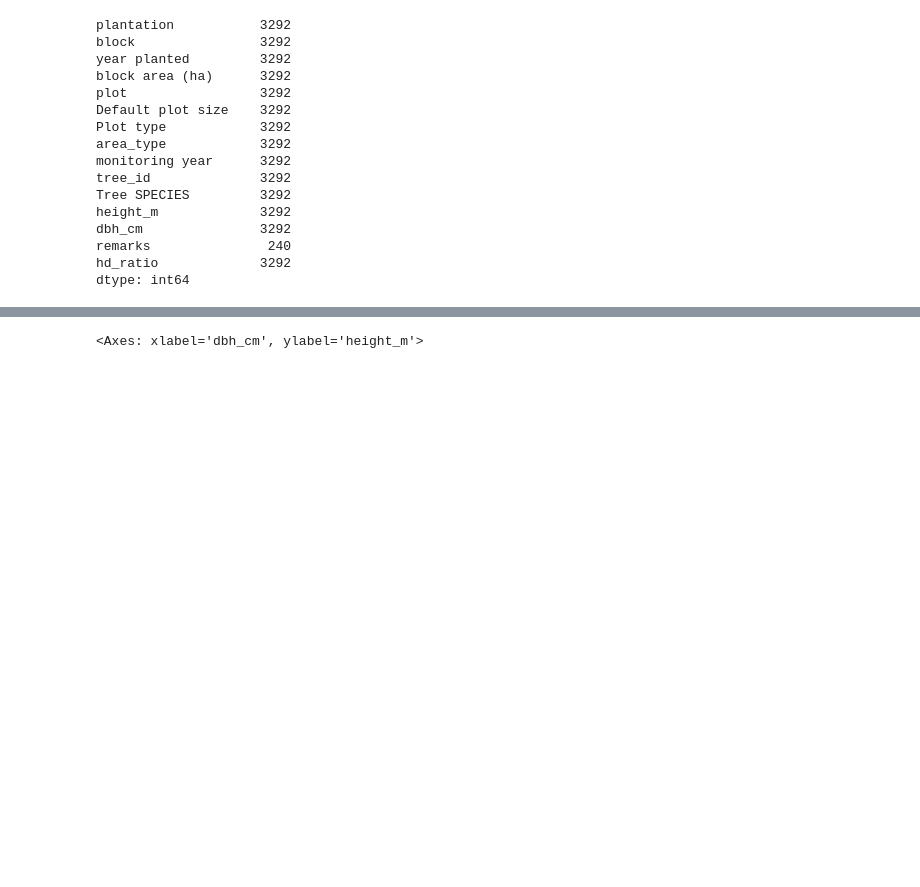
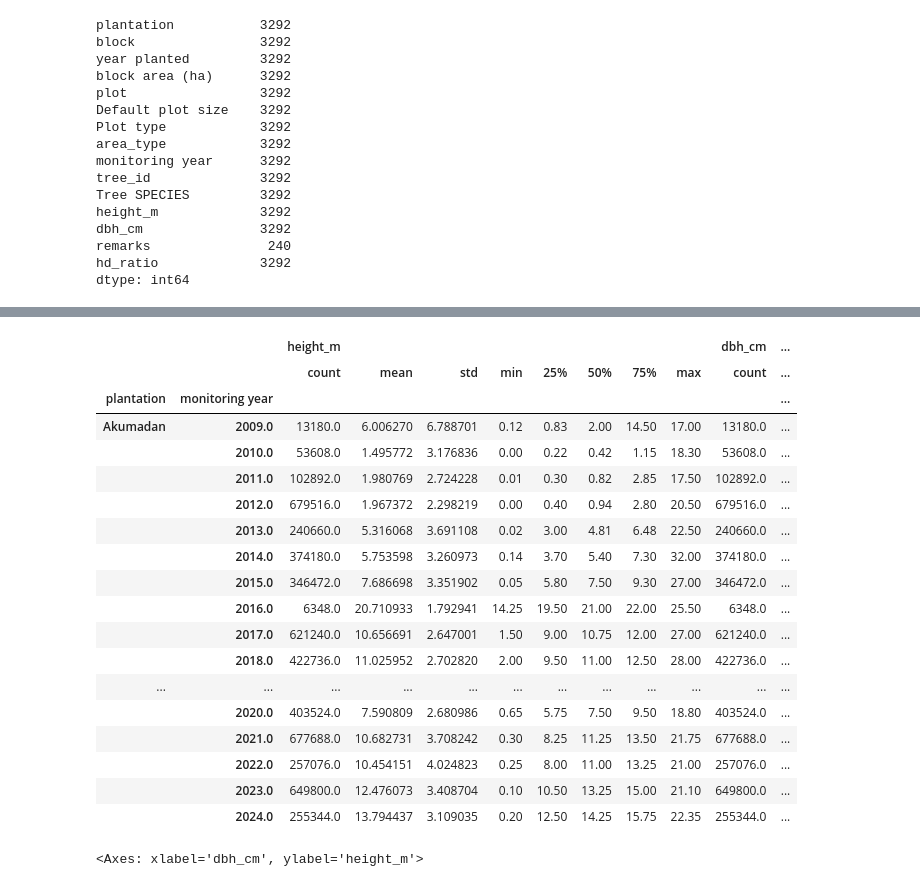
Before and after one commit to ds-gowusu/forest_ml, a Jupyter notebook: machine_learning_models_for_forest.ipynb, the cells around one changed output, grey strips where cells are left out. Drawn from its saved outputs; the diff is of its cells as text; code cells hidden in the pictures; blank space fills up the shorter version.

```diff
--- a/machine_learning_models_for_forest.ipynb
+++ b/machine_learning_models_for_forest.ipynb
@@ -255,3 +261,26 @@ hd_less_30
+# %%
+# Describe data by monitoring year
+df.groupby(['plantation','monitoring year'])[['height_m', 'dbh_cm']].describe()
+# %% [output]
+|  |  | height_m |  |  |  |  |  |  |  | dbh_cm | ... |
+|  |  | count | mean | std | min | 25% | 50% | 75% | max | count | ... |
+| plantation | monitoring year |  |  |  |  |  |  |  |  |  | ... |
+| Akumadan | 2009.0 | 13180.0 | 6.006270 | 6.788701 | 0.12 | 0.83 | 2.00 | 14.50 | 17.00 | 13180.0 | ... |
+|  | 2010.0 | 53608.0 | 1.495772 | 3.176836 | 0.00 | 0.22 | 0.42 | 1.15 | 18.30 | 53608.0 | ... |
+|  | 2011.0 | 102892.0 | 1.980769 | 2.724228 | 0.01 | 0.30 | 0.82 | 2.85 | 17.50 | 102892.0 | ... |
+|  | 2012.0 | 679516.0 | 1.967372 | 2.298219 | 0.00 | 0.40 | 0.94 | 2.80 | 20.50 | 679516.0 | ... |
+|  | 2013.0 | 240660.0 | 5.316068 | 3.691108 | 0.02 | 3.00 | 4.81 | 6.48 | 22.50 | 240660.0 | ... |
+|  | 2014.0 | 374180.0 | 5.753598 | 3.260973 | 0.14 | 3.70 | 5.40 | 7.30 | 32.00 | 374180.0 | ... |
+|  | 2015.0 | 346472.0 | 7.686698 | 3.351902 | 0.05 | 5.80 | 7.50 | 9.30 | 27.00 | 346472.0 | ... |
+|  | 2016.0 | 6348.0 | 20.710933 | 1.792941 | 14.25 | 19.50 | 21.00 | 22.00 | 25.50 | 6348.0 | ... |
+|  | 2017.0 | 621240.0 | 10.656691 | 2.647001 | 1.50 | 9.00 | 10.75 | 12.00 | 27.00 | 621240.0 | ... |
+|  | 2018.0 | 422736.0 | 11.025952 | 2.702820 | 2.00 | 9.50 | 11.00 | 12.50 | 28.00 | 422736.0 | ... |
+| ... | ... | ... | ... | ... | ... | ... | ... | ... | ... | ... | ... |
+|  | 2020.0 | 403524.0 | 7.590809 | 2.680986 | 0.65 | 5.75 | 7.50 | 9.50 | 18.80 | 403524.0 | ... |
+|  | 2021.0 | 677688.0 | 10.682731 | 3.708242 | 0.30 | 8.25 | 11.25 | 13.50 | 21.75 | 677688.0 | ... |
+|  | 2022.0 | 257076.0 | 10.454151 | 4.024823 | 0.25 | 8.00 | 11.00 | 13.25 | 21.00 | 257076.0 | ... |
+|  | 2023.0 | 649800.0 | 12.476073 | 3.408704 | 0.10 | 10.50 | 13.25 | 15.00 | 21.10 | 649800.0 | ... |
+|  | 2024.0 | 255344.0 | 13.794437 | 3.109035 | 0.20 | 12.50 | 14.25 | 15.75 | 22.35 | 255344.0 | ... |
 # %%
 df.plot.scatter(x='dbh_cm', y='height_m')
 # %% [output]
```
Also changed, not shown: parts of 27 cells of this notebook, 1 other file.
